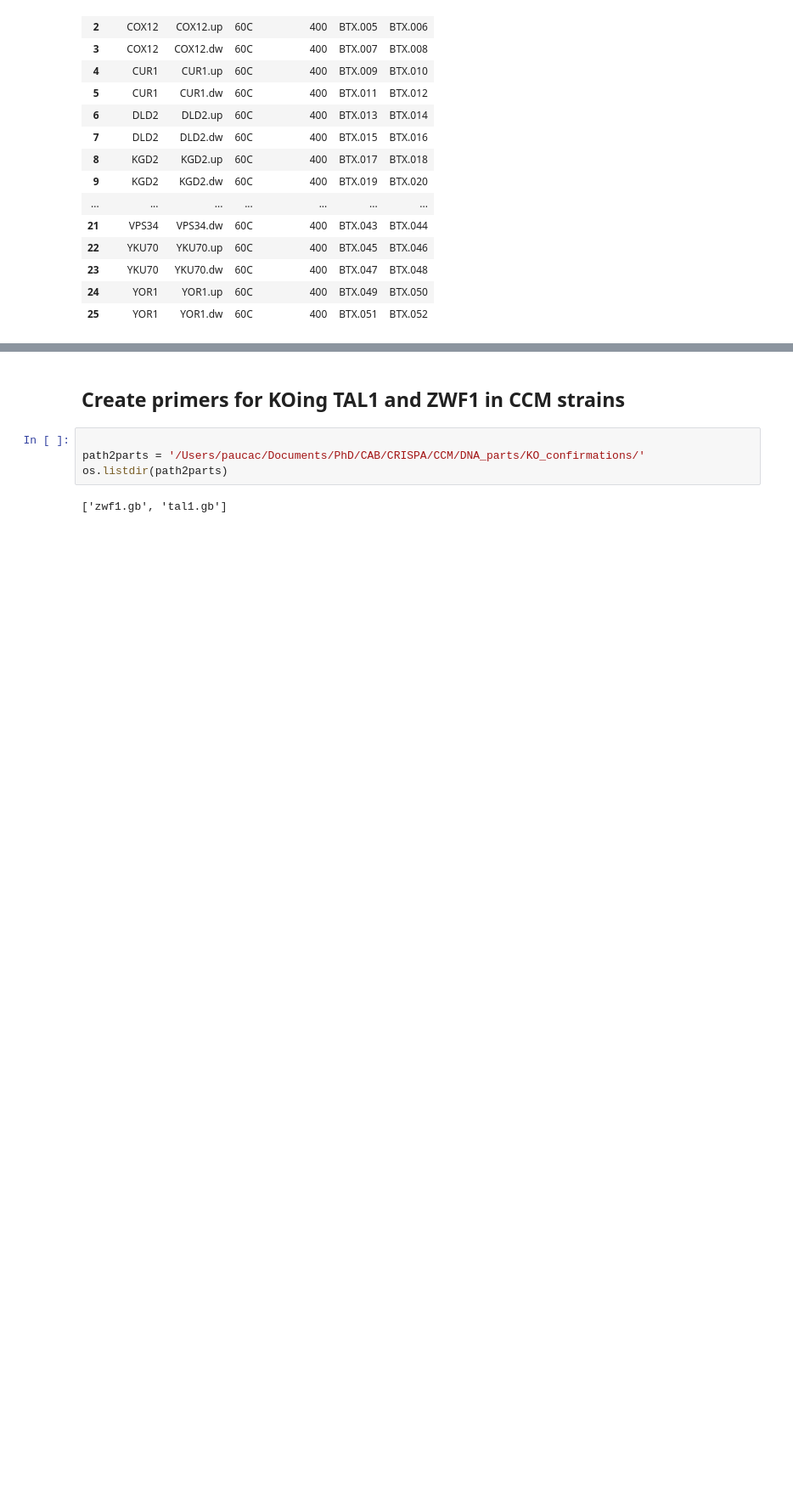
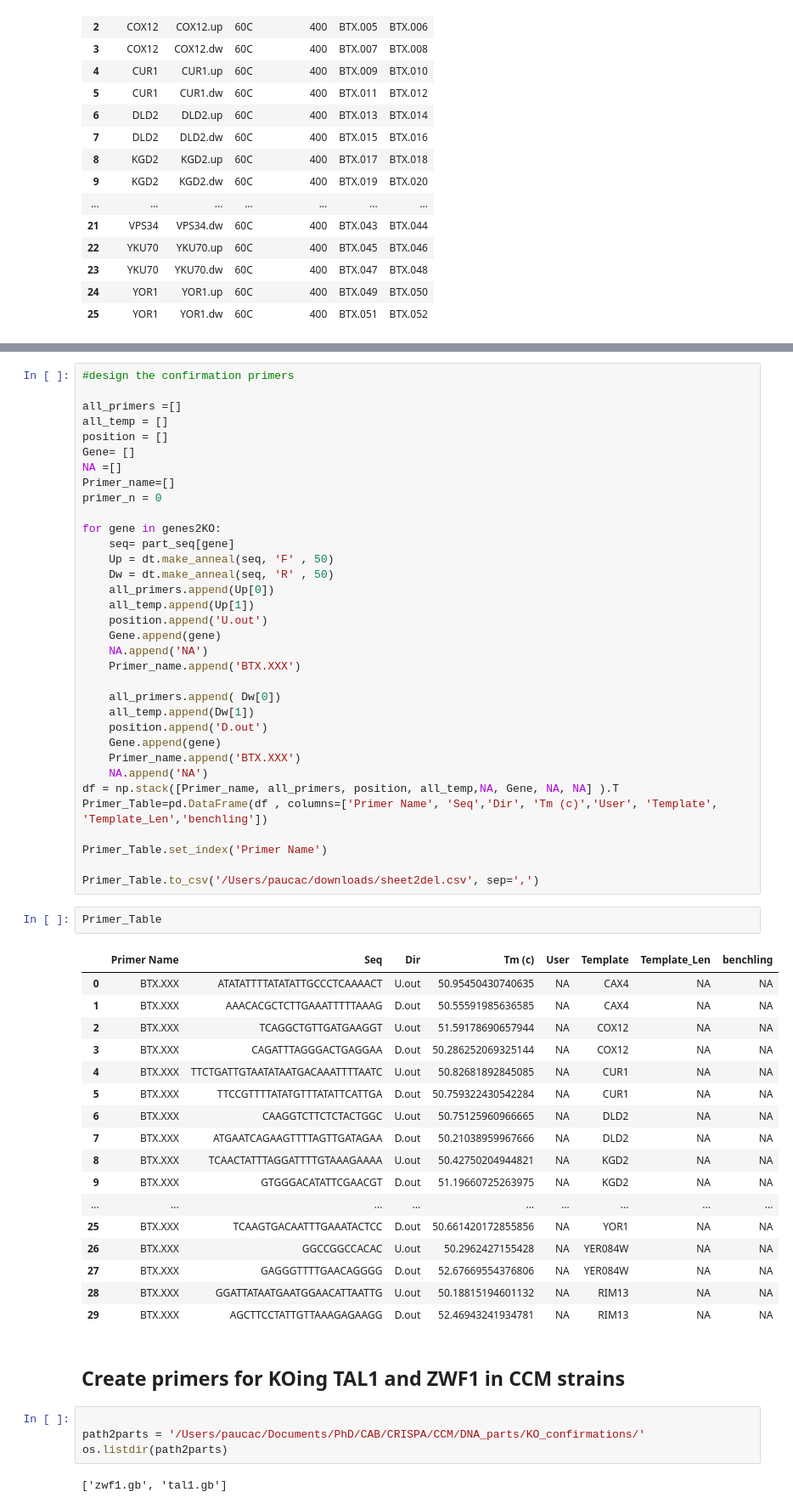
Before and after one commit to computer-aided-biotech/DNA_Tools, a Jupyter notebook: Yeast KO.ipynb, the cells around one changed output, grey strips where cells are left out. Shown: that part at 85% size. Cells and saved outputs as stored; diff of their text form; blank space fills up the shorter version.

```diff
--- a/Yeast KO.ipynb
+++ b/Yeast KO.ipynb
@@ -246,3 +305,57 @@ PCR_Table
+# %%
+#design the confirmation primers
+
+all_primers =[]
+all_temp = []
+position = []
+Gene= []
+NA =[]
+Primer_name=[]
+primer_n = 0
+
+for gene in genes2KO:
+    seq= part_seq[gene]
+    Up = dt.make_anneal(seq, 'F' , 50)
+    Dw = dt.make_anneal(seq, 'R' , 50)
+    all_primers.append(Up[0])
+    all_temp.append(Up[1])
+    position.append('U.out')
+    Gene.append(gene)
+    NA.append('NA')
+    Primer_name.append('BTX.XXX')
+
+    all_primers.append( Dw[0])
+    all_temp.append(Dw[1])
+    position.append('D.out')
+    Gene.append(gene)
+    Primer_name.append('BTX.XXX')
+    NA.append('NA')
+df = np.stack([Primer_name, all_primers, position, all_temp,NA, Gene, NA, NA] ).T
+Primer_Table=pd.DataFrame(df , columns=['Primer Name', 'Seq','Dir', 'Tm (c)','User', 'Template', 'Template_Len','benchling'])
+
+Primer_Table.set_index('Primer Name')
+
+Primer_Table.to_csv('/Users/paucac/downloads/sheet2del.csv', sep=',')
+# %%
+Primer_Table
+# %% [output]
+|  | Primer Name | Seq | Dir | Tm (c) | User | Template | Template_Len | benchling |
+| 0 | BTX.XXX | ATATATTTTATATATTGCCCTCAAAACT | U.out | 50.95450430740635 | NA | CAX4 | NA | NA |
+| 1 | BTX.XXX | AAACACGCTCTTGAAATTTTTAAAG | D.out | 50.55591985636585 | NA | CAX4 | NA | NA |
+| 2 | BTX.XXX | TCAGGCTGTTGATGAAGGT | U.out | 51.59178690657944 | NA | COX12 | NA | NA |
+| 3 | BTX.XXX | CAGATTTAGGGACTGAGGAA | D.out | 50.286252069325144 | NA | COX12 | NA | NA |
+| 4 | BTX.XXX | TTCTGATTGTAATATAATGACAAATTTTAATC | U.out | 50.82681892845085 | NA | CUR1 | NA | NA |
+| 5 | BTX.XXX | TTCCGTTTTATATGTTTATATTCATTGA | D.out | 50.759322430542284 | NA | CUR1 | NA | NA |
+| 6 | BTX.XXX | CAAGGTCTTCTCTACTGGC | U.out | 50.75125960966665 | NA | DLD2 | NA | NA |
+| 7 | BTX.XXX | ATGAATCAGAAGTTTTAGTTGATAGAA | D.out | 50.21038959967666 | NA | DLD2 | NA | NA |
+| 8 | BTX.XXX | TCAACTATTTAGGATTTTGTAAAGAAAA | U.out | 50.42750204944821 | NA | KGD2 | NA | NA |
+| 9 | BTX.XXX | GTGGGACATATTCGAACGT | D.out | 51.19660725263975 | NA | KGD2 | NA | NA |
+| ... | ... | ... | ... | ... | ... | ... | ... | ... |
+| 25 | BTX.XXX | TCAAGTGACAATTTGAAATACTCC | D.out | 50.661420172855856 | NA | YOR1 | NA | NA |
+| 26 | BTX.XXX | GGCCGGCCACAC | U.out | 50.2962427155428 | NA | YER084W | NA | NA |
+| 27 | BTX.XXX | GAGGGTTTTGAACAGGGG | D.out | 52.67669554376806 | NA | YER084W | NA | NA |
+| 28 | BTX.XXX | GGATTATAATGAATGGAACATTAATTG | U.out | 50.18815194601132 | NA | RIM13 | NA | NA |
+| 29 | BTX.XXX | AGCTTCCTATTGTTAAAGAGAAGG | D.out | 52.46943241934781 | NA | RIM13 | NA | NA |
 # %% [markdown]
 ## Create primers for KOing TAL1 and ZWF1 in CCM strains
 # %%
```
Also changed, not shown: parts of 16 cells of this notebook, 3 other files.
